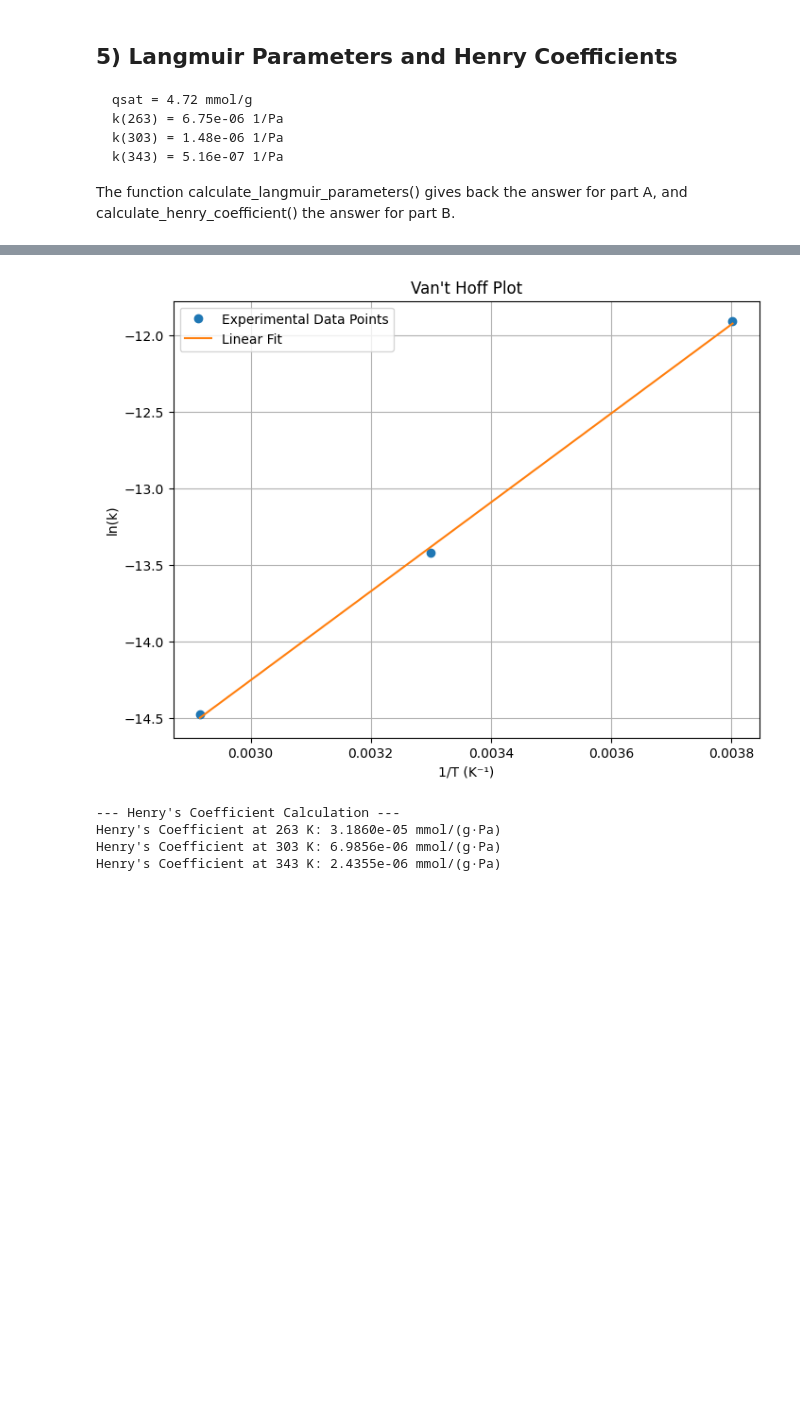
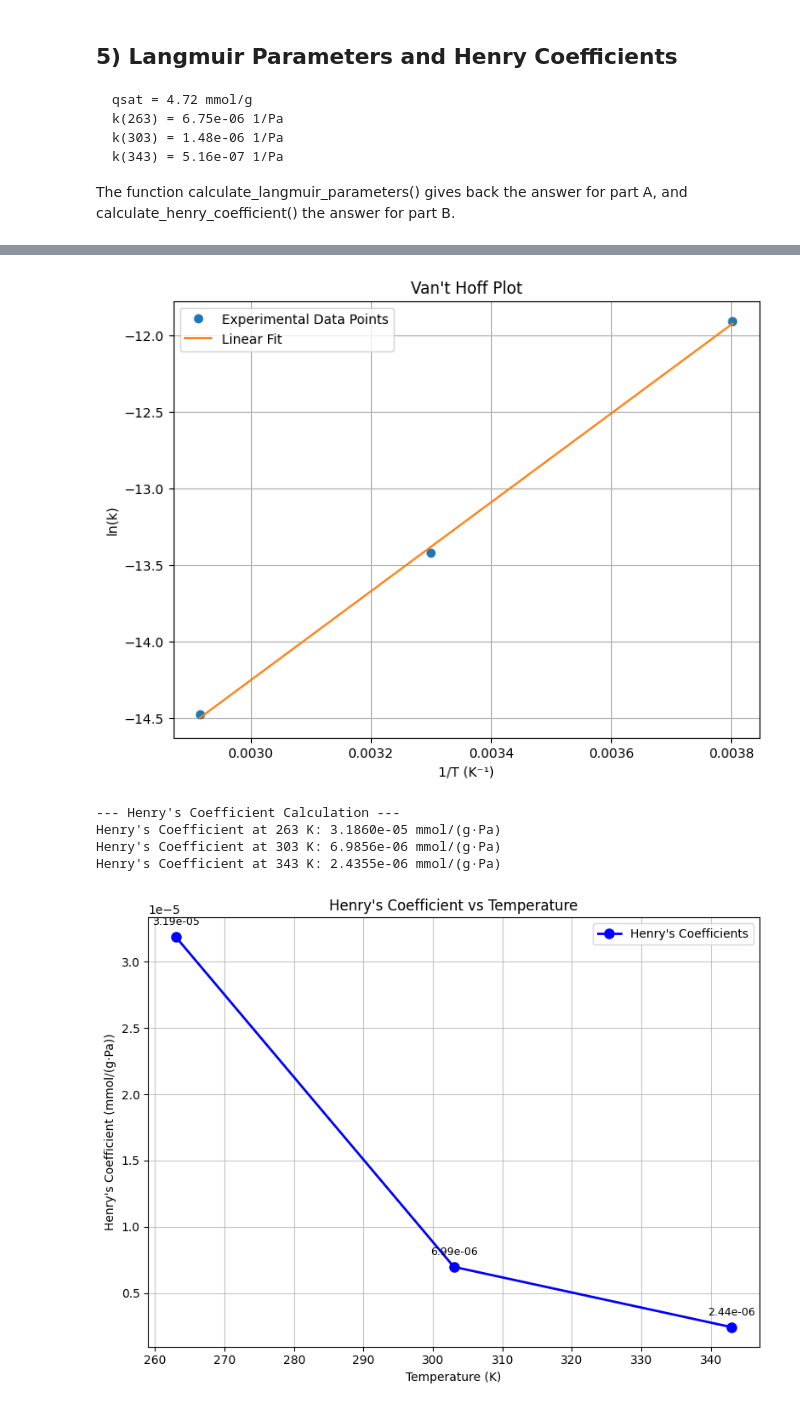
Before and after one commit to Noah-Paga/ModLab, a Jupyter notebook: Assignment 1/Classical Thermodynamicy.ipynb, the cells around one changed output, grey strips where cells are left out. Saved outputs shown, nothing was run; the diff lists cells and outputs as text; code cells hidden in the pictures; blank space fills up the shorter version.

Commit message:
Graph 5b

```diff
--- a/Assignment 1/Classical Thermodynamicy.ipynb
+++ b/Assignment 1/Classical Thermodynamicy.ipynb
@@ -256,38 +256,60 @@ k0_result, delta_H_result = calculate_langmuir_parameters(temperatures_data, k_v
 
 def calculate_henry_coefficient(q_sat, temperatures, k_values):
     """
-    Calculates the Henry's coefficient for each temperature.
+    Calculates the Henry's coefficient for each temperature and plots it.
 
     Args:
         q_sat (float): The saturation loading in mmol/g.
         temperatures (list or np.array): A list of temperatures in Kelvin (K).
         k_values (list or np.array): A list of equilibrium constants (k) at
                                      each corresponding temperature.
+
+    Returns:
+        list: A list of Henry's coefficients for each temperature.
     """
     print("\n--- Henry's Coefficient Calculation ---")
     henry_coefficients = []
     for T, k in zip(temperatures, k_values):
         kh = q_sat * k
         henry_coefficients.append(kh)
         print(f"Henry's Coefficient at {T} K: {kh:.4e} mmol/(g·Pa)")
 
+    # Create the plot
+    plt.figure(figsize=(8, 6))
+    plt.plot(temperatures, henry_coefficients, 'bo-', linewidth=2, markersize=8, label='Henry\'s Coefficients')
+    plt.xlabel('Temperature (K)')
+    plt.ylabel('Henry\'s Coefficient (mmol/(g·Pa))')
+    plt.title('Henry\'s Coefficient vs Temperature')
+    plt.grid(True, alpha=0.7)
+    plt.legend()
 
-q_sat_data = 4.72 # mmol/g
+    # Add value annotations on the plot
+    for T, kh in zip(temperatures, henry_coefficients):
+        plt.annotate(f'{kh:.2e}', (T, kh), textcoords="offset points",
+                    xytext=(0,10), ha='center', fontsize=9)
 
-calculate_henry_coefficient(q_sat_data, temperatures_data, k_values_data)
+    plt.tight_layout()
+    plt.show()
+
+    return henry_coefficients
+
+q_sat_data = 4.72  # mmol/g
+
+henry_coeffs = calculate_henry_coefficient(q_sat_data, temperatures_data, k_values_data)
 # %% [output]
 --- Van't Hoff Analysis ---
 Slope (m) = 2905.4431
 Y-intercept (c) = -22.9712
 
 Calculated Parameters:
 k0: 1.0562e-10 1/Pa
 Delta H: -24.1559 kJ/mol
 [figure]
 --- Henry's Coefficient Calculation ---
 Henry's Coefficient at 263 K: 3.1860e-05 mmol/(g·Pa)
 Henry's Coefficient at 303 K: 6.9856e-06 mmol/(g·Pa)
 Henry's Coefficient at 343 K: 2.4355e-06 mmol/(g·Pa)
+[figure, added]
 # %% [markdown]
 ### Discussion of Henry's Coefficients Trend ###
 
```
Also changed, not shown: parts of 1 cell of this notebook.
